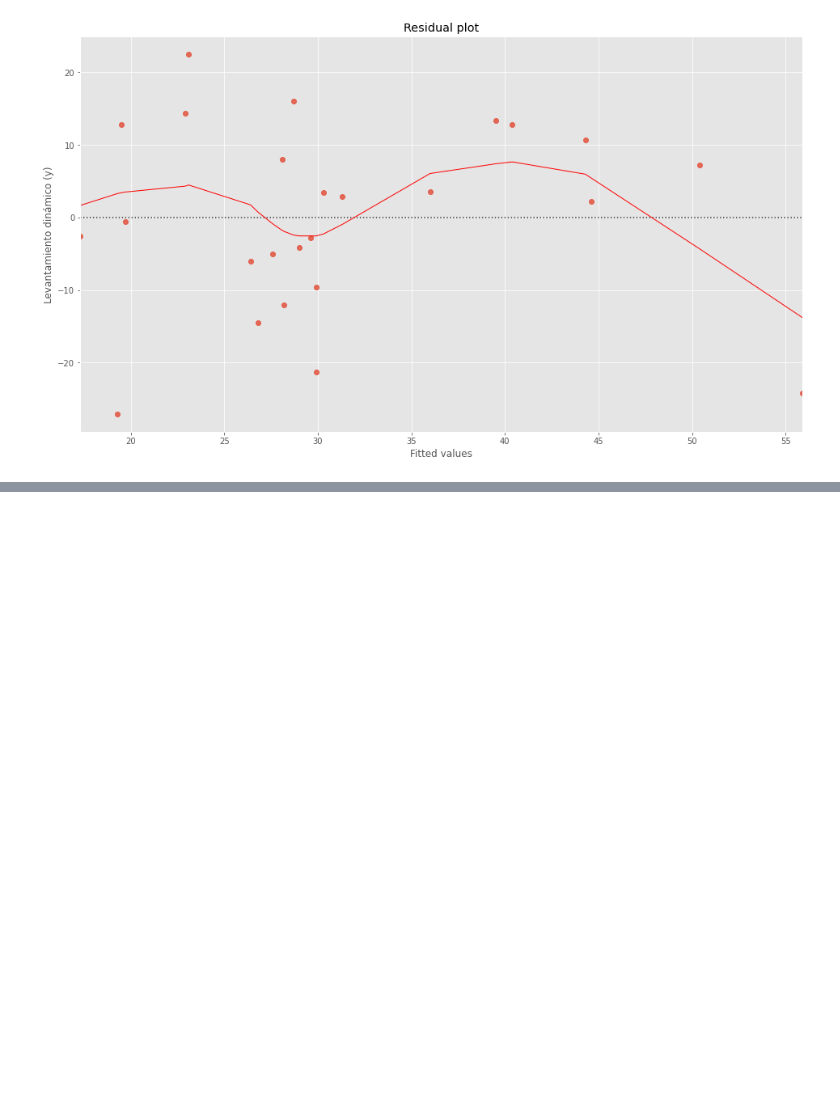
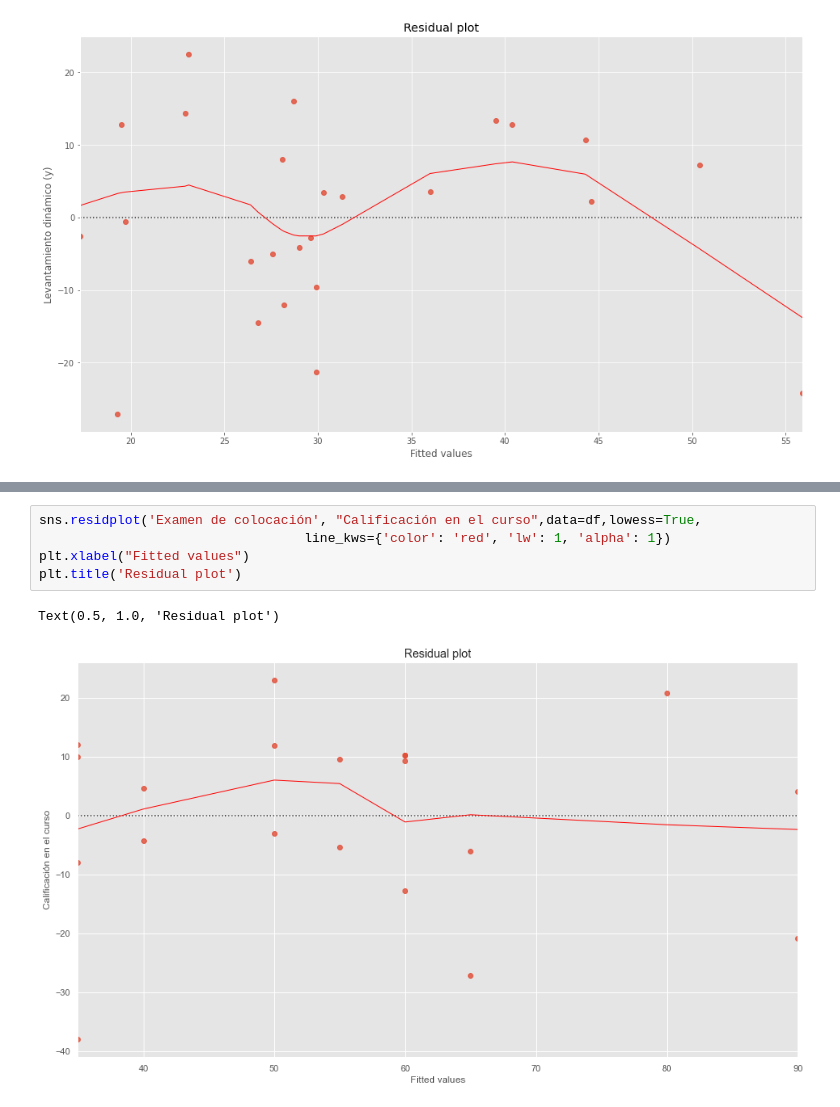
Before and after one commit to papagala/DataScienceMastersDegree, a Jupyter notebook: statistics/notebooks/3-1.ipynb, the cells around one changed output, grey strips where cells are left out. Drawn from its saved outputs; the diff is of its cells as text; blank space fills up the shorter version.

```diff
--- a/statistics/notebooks/3-1.ipynb
+++ b/statistics/notebooks/3-1.ipynb
@@ -140,0 +209,8 @@ Text(0.5, 1.0, 'Residual plot')
+# %%
+sns.residplot('Examen de colocación', "Calificación en el curso",data=df,lowess=True,
+                                  line_kws={'color': 'red', 'lw': 1, 'alpha': 1})
+plt.xlabel("Fitted values")
+plt.title('Residual plot')
+# %% [output]
+Text(0.5, 1.0, 'Residual plot')
+[figure, added]
```
Also changed, not shown: parts of 19 cells of this notebook, 2 other files.
